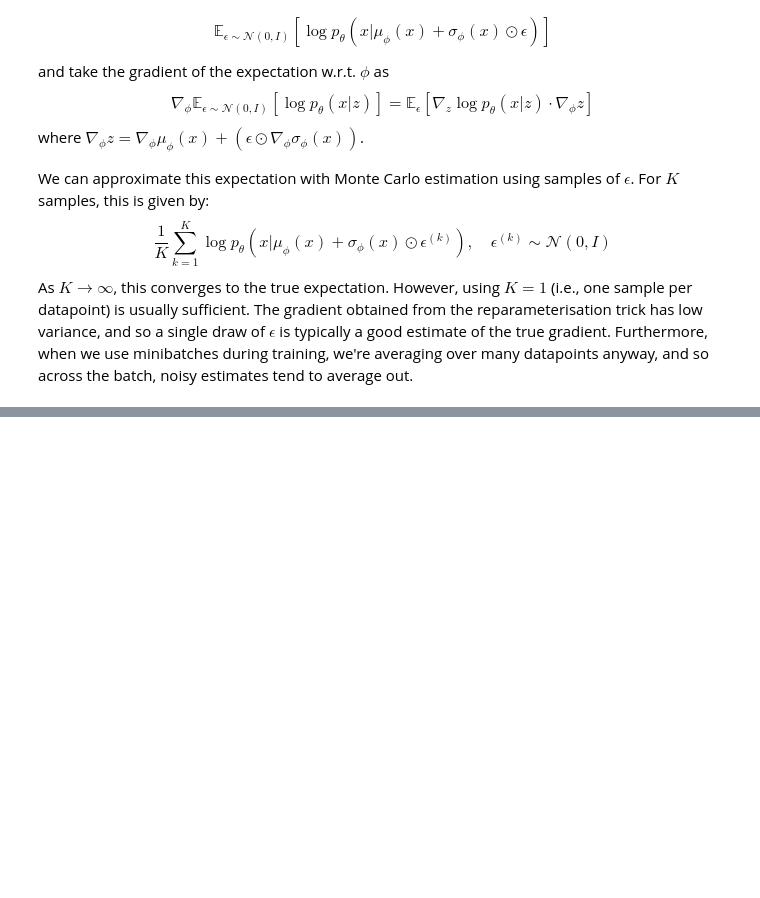
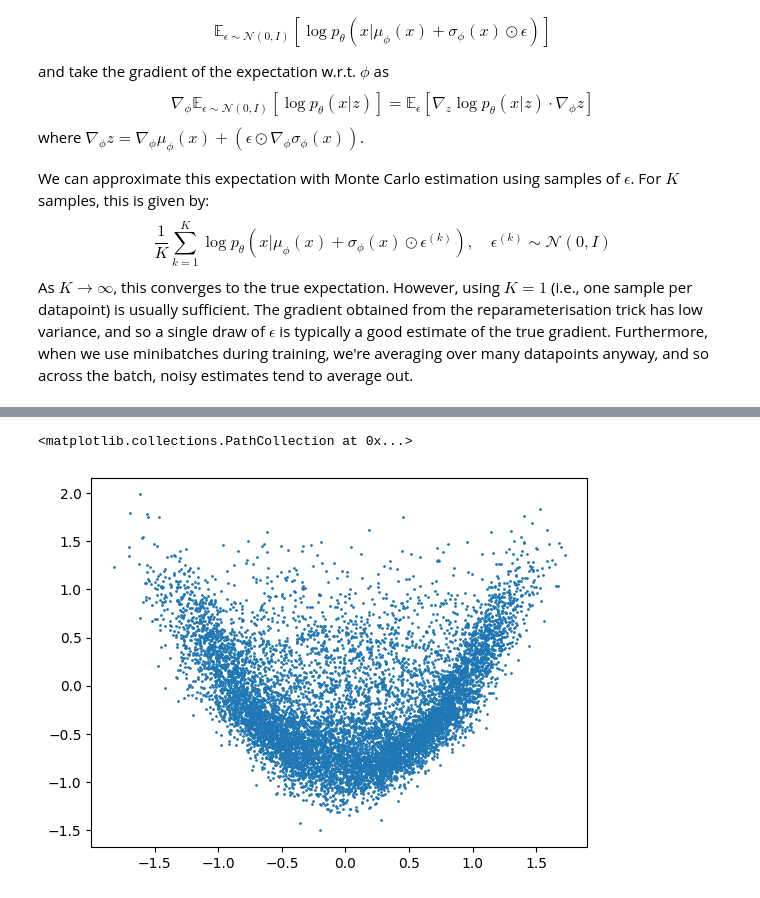
Before and after one commit to j9smith/generative-modelling, a Jupyter notebook: 1. Latent Variable Models/1.3 Variational Autoencoders.ipynb, the cells around one changed output, grey strips where cells are left out. Cells and saved outputs as stored; diff of their text form; code cells hidden in the pictures; blank space fills up the shorter version.

```diff
--- a/1. Latent Variable Models/1.3 Variational Autoencoders.ipynb
+++ b/1. Latent Variable Models/1.3 Variational Autoencoders.ipynb
@@ -147,0 +292,8 @@ torch.seed(0)
+# %%
+vae = VAE(
+    input_dim=2,
+    latent_dim=16,
+    output_dim=2
+)
+
+optimiser = torch.optim.Adam(vae.parameters(), lr=1e-3)
@@ -147,0 +333,15 @@ torch.seed(0)
+# %%
+@torch.no_grad()
+def sample(model, n_samples: int = 1000):
+    model.eval()
+    latent_dim = model.encoder.fc_mean.out_features
+
+    z = torch.randn(n_samples, latent_dim)
+    mu_theta, logvar_theta = model.decoder(z)
+
+    sigma = torch.exp(0.5 * logvar_theta)
+    epsilon = torch.randn_like(mu_theta)
+
+    x = mu_theta + sigma * epsilon
+
+    return x
@@ -147,0 +373,7 @@ torch.seed(0)
+# %%
+samples = sample(vae, n_samples=10000)
+
+plt.scatter(samples[:,0], samples[:,1], s=1)
+# %% [output]
+<matplotlib.collections.PathCollection at 0x...>
+[figure, added]
```
Also changed, not shown: parts of 18 cells of this notebook.
